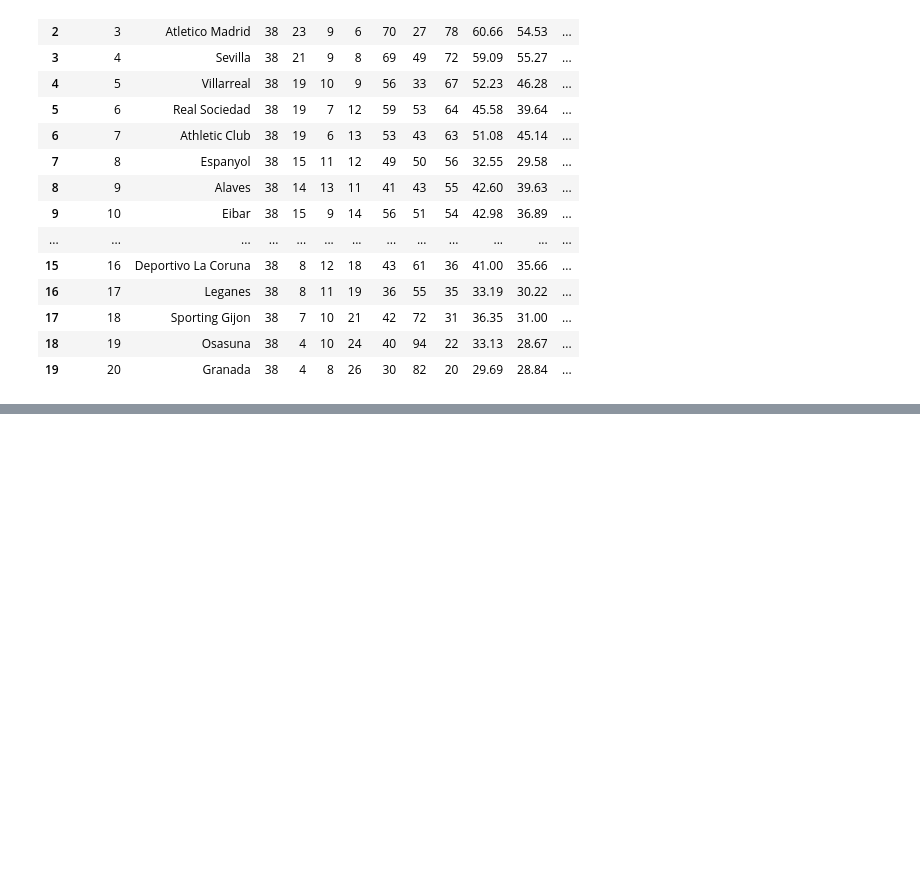
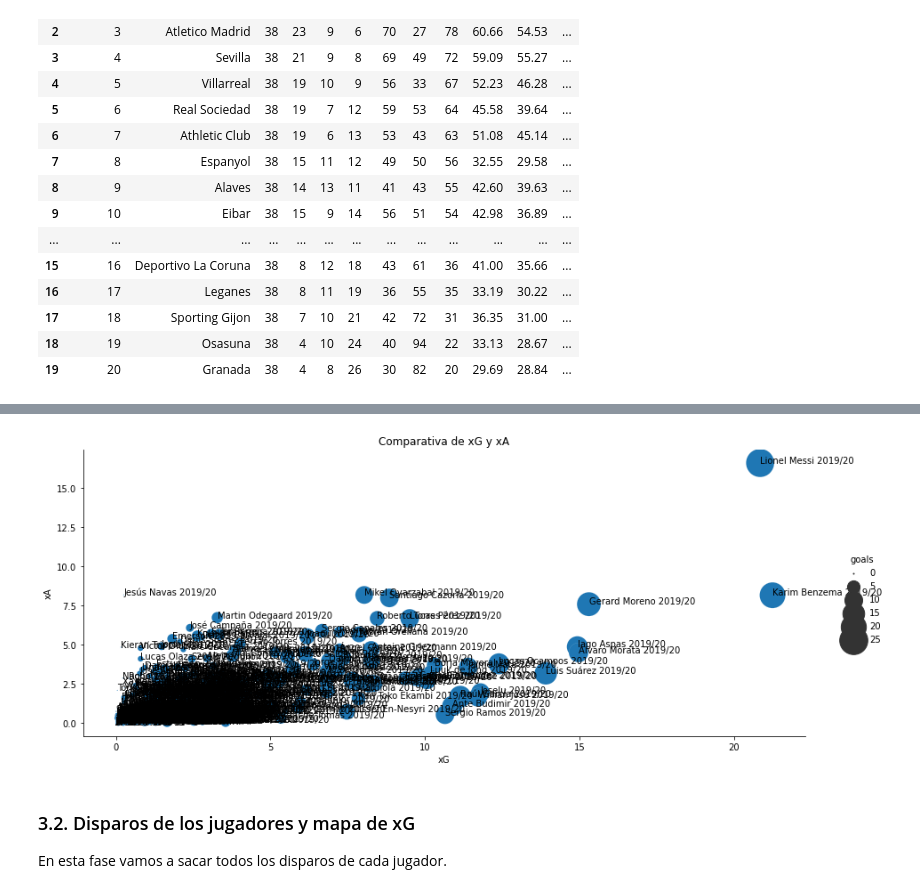
Before and after one commit to victorballesteros8/understat-futbol, a Jupyter notebook: Understat.ipynb, the cells around one changed output, grey strips where cells are left out. Cells and saved outputs as stored; diff of their text form; code cells hidden in the pictures; blank space fills up the shorter version.

```diff
--- a/Understat.ipynb
+++ b/Understat.ipynb
@@ -590,0 +626,17 @@ comparacion_equipos(4, ("Atleti", "Real Madrid 2017/18", "Liverpool 2018/19", "B
+# %%
+columns = []
+for id in data[0].keys():
+    columns = list(data[0].keys())
+
+#columns
+# %%
+# Obtenemos los datos de todos los equipos
+tabla = {}
+for id, jugador in jugadores.items():
+    datos_jugadores = []
+    for row in data:
+        datos_jugadores.append(list(row.values()))
+
+    df = pd.DataFrame(datos_jugadores, columns=columns)
+    tabla[jugador] = df
+df
@@ -590,0 +706,3 @@ comparacion_equipos(4, ("Atleti", "Real Madrid 2017/18", "Liverpool 2018/19", "B
+# %%
+jugadores_temporadas = jugadores_temporadas.astype({"games": int, "time": int, "goals": int, "assists": int, "shots": int, "key_passes": int, "yellow_cards": int, "red_cards": int, "npg": int, "xG": float, "xA": float, "npxG": float, "xGChain": float, "xGBuildup": float,})
+jugadores_temporadas
@@ -590,0 +729,27 @@ comparacion_equipos(4, ("Atleti", "Real Madrid 2017/18", "Liverpool 2018/19", "B
+# %%
+def xg_xa(liga, año):
+    if liga == "La liga":
+        liga = 'La_liga'
+    elif liga == "Premier League":
+        liga = 'EPL'
+    elif liga == "Serie A":
+        liga = "Serie_A"
+    elif liga == "Ligue 1":
+        liga = "Ligue_1"
+    elif liga == "Bundesliga" or liga == "RFPL":
+        pass
+    else:
+        return print("Seleccionar una de las siguientes ligas:\n Premier League \n La liga \n Serie A \n Ligue 1 \n Bundesliga \n RFPL")
+    tabla = jugadores_temporadas.loc[liga].loc[año]
+    ax = sns.relplot(x=tabla.xG, y=tabla.xA, size=tabla.goals, sizes=(1, 1000), data=tabla, aspect = 24/10)
+    plt.title('Comparativa de xG y xA')
+    label_point(tabla.xG, tabla.xA, tabla.player_name, plt.gca())
+    return plt.show()
+
+xg_xa("La liga", "2019")
+# %% [output]
+[figure, added]
+# %% [markdown]
+### 3.2. Disparos de los jugadores y mapa de xG
+
+En esta fase vamos a sacar todos los disparos de cada jugador.
```
Also changed, not shown: parts of 41 cells of this notebook.
